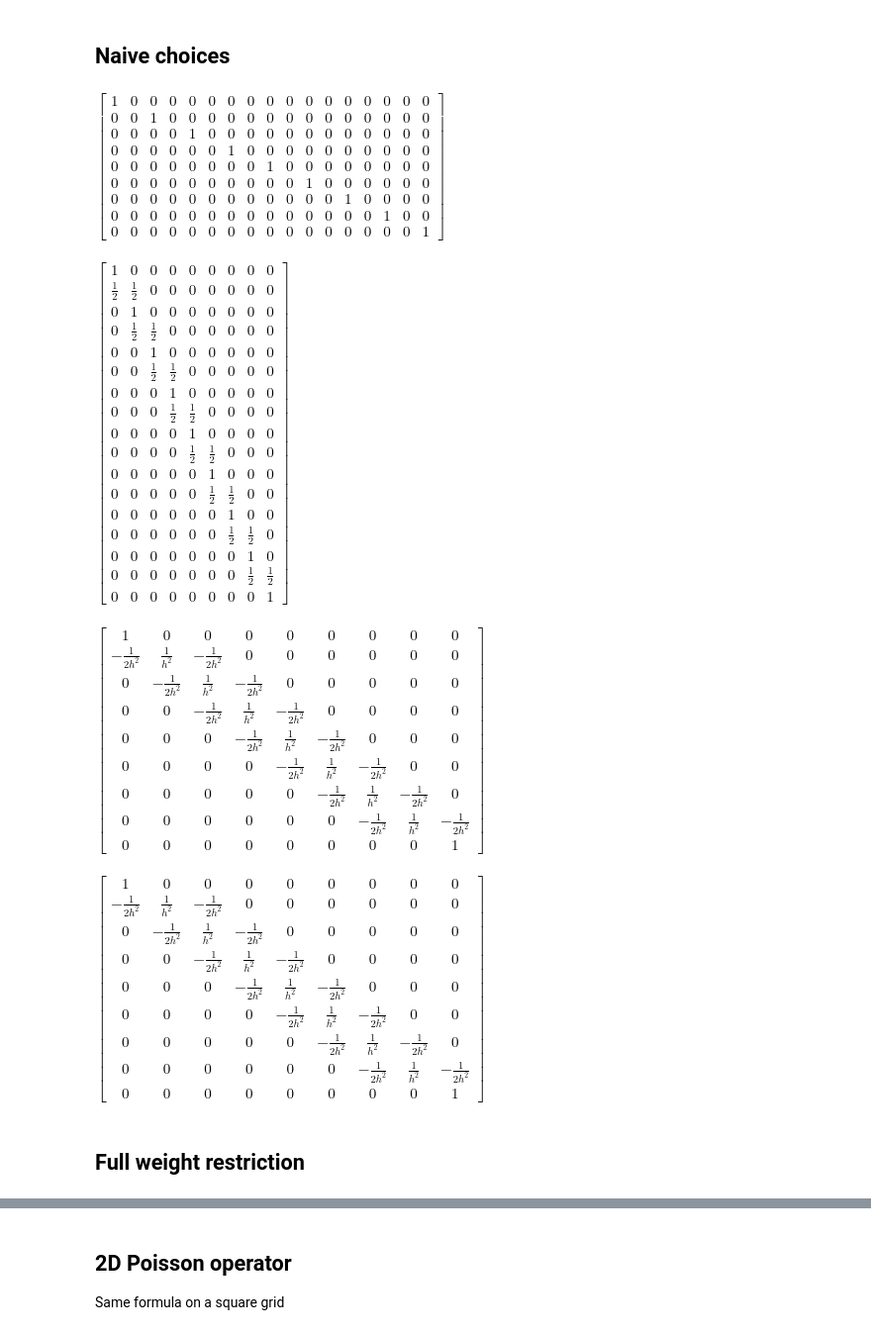
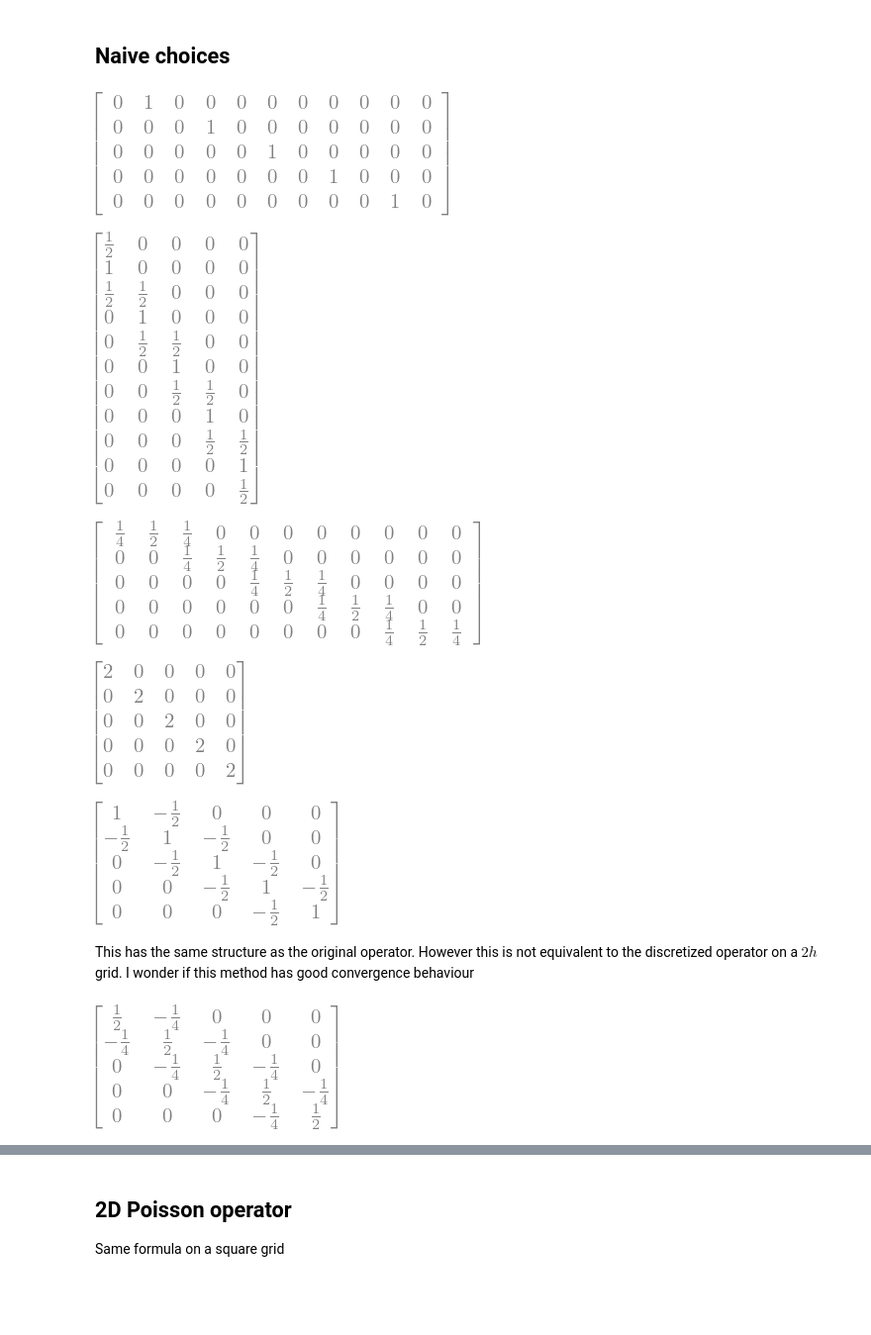
Before and after one commit to FattiMei/multigrid, a Jupyter notebook: analysis/restriction.ipynb, the cells around one changed output, grey strips where cells are left out. Shown at 99% size. Cells and saved outputs as stored; diff of their text form; code cells hidden in the pictures; blank space fills up the shorter version.

Commit message:
Refactor notebook on multigrid theory Thinking about restriction and prolongations as convolutions and transpose convolutions

```diff
--- a/analysis/restriction.ipynb
+++ b/analysis/restriction.ipynb
@@ -42,41 +48,66 @@ A careful choice results in $A^{2h}$ being the matrix of the original problem, d
 ## Naive choices
 # %%
 def injective_restriction_1d(n):
-    m = 1 + (n-1)//2
+    assert(n % 2 == 1)
+
+    m = (n-1)//2
     R = sym.zeros(m,n)
 
     for i in range(m):
-        R[i,2*i] = 1
+        R[i,2*i+1] = 1
 
     return R
 
 injective_restriction_1d(n)
 # %% [output]
-$\displaystyle \left[\begin{array}{ccccccccccccccccc}1 & 0 & 0 & 0 & 0 & 0 & 0 & 0 & 0 & 0 & 0 & 0 & 0 & 0 & 0 & 0 & 0\\0 & 0 & 1 & 0 & 0 & 0 & 0 & 0 & 0 & 0 & 0 & 0 & 0 & 0 & 0 & 0 & 0\\0 & 0 & 0 & 0 & 1 & 0 & 0 & 0 & 0 & 0 & 0 & 0 & 0 & 0 & 0 & 0 & 0\\0 & 0 & 0 & 0 & 0 & 0 & 1 & 0 & 0 & 0 & 0 & 0 & 0 & 0 & 0 & 0 & 0\\0 & 0 & 0 & 0 & 0 & 0 & 0 & 0 & 1 & 0 & 0 & 0 & 0 & 0 & 0 & 0 & 0\\0 & 0 & 0 & 0 & 0 & 0 & 0 & 0 & 0 & 0 & 1 & 0 & 0 & 0 & 0 & 0 & 0\\0 & 0 & 0 & 0 & 0 & 0 & 0 & 0 & 0 & 0 & 0 & 0 & 1 & 0 & 0 & 0 & 0\\0 & 0 & 0 & 0 & 0 & 0 & 0 & 0 & 0 & 0 & 0 & 0 & 0 & 0 & 1 & 0 & 0\\0 & 0 & 0 & 0 & 0 & 0 & 0 & 0 & 0 & 0 & 0 & 0 & 0 & 0 & 0 & 0 & 1\end{array}\right]$
+[figure, added]
 # %%
 def linear_prolongation_1d(m):
-    n = 2 * (m - 1) + 1
+    n = 2*m + 1
     P = sym.zeros(n,m)
 
-    for i in range(n):
-        if i % 2 == 0:
-            P[i,i//2] = 1
-        else:
-            P[i,i//2]     = sym.nsimplify(0.5)
-            P[i,(i+1)//2] = sym.nsimplify(0.5)
+    for i in range(m):
+        P[2*i+0, i] = 1
+        P[2*i+1, i] = 2
+        P[2*i+2, i] = 1
 
-    return P
+    return P/2
 
+# I wonder if this could be implemented with a fractional convolution
 linear_prolongation_1d(m)
 # %% [output]
-$\displaystyle \left[\begin{matrix}1 & 0 & 0 & 0 & 0 & 0 & 0 & 0 & 0\\\frac{1}{2} & \frac{1}{2} & 0 & 0 & 0 & 0 & 0 & 0 & 0\\0 & 1 & 0 & 0 & 0 & 0 & 0 & 0 & 0\\0 & \frac{1}{2} & \frac{1}{2} & 0 & 0 & 0 & 0 & 0 & 0\\0 & 0 & 1 & 0 & 0 & 0 & 0 & 0 & 0\\0 & 0 & \frac{1}{2} & \frac{1}{2} & 0 & 0 & 0 & 0 & 0\\0 & 0 & 0 & 1 & 0 & 0 & 0 & 0 & 0\\0 & 0 & 0 & \frac{1}{2} & \frac{1}{2} & 0 & 0 & 0 & 0\\0 & 0 & 0 & 0 & 1 & 0 & 0 & 0 & 0\\0 & 0 & 0 & 0 & \frac{1}{2} & \frac{1}{2} & 0 & 0 & 0\\0 & 0 & 0 & 0 & 0 & 1 & 0 & 0 & 0\\0 & 0 & 0 & 0 & 0 & \frac{1}{2} & \frac{1}{2} & 0 & 0\\0 & 0 & 0 & 0 & 0 & 0 & 1 & 0 & 0\\0 & 0 & 0 & 0 & 0 & 0 & \frac{1}{2} & \frac{1}{2} & 0\\0 & 0 & 0 & 0 & 0 & 0 & 0 & 1 & 0\\0 & 0 & 0 & 0 & 0 & 0 & 0 & \frac{1}{2} & \frac{1}{2}\\0 & 0 & 0 & 0 & 0 & 0 & 0 & 0 & 1\end{matrix}\right]$
+[figure, added]
+# %%
+# this could be implemented effectively with a strided convolution
+def full_weight_restriction_1d(n):
+    m = (n-1)//2
+
+    return linear_prolongation_1d(m).T / 2
+
+full_weight_restriction_1d(n)
+# %% [output]
+[figure, added]
 # %%
-injective_restriction_1d(n) @ A @ linear_prolongation_1d(m)
+assert(injective_restriction_1d(n) @ injective_restriction_1d(n).T == sym.eye(m))
+
+# the injective prolongation doesn't use any local information
+# this fact should explain why the coarse operator looks like an identity
+injective_restriction_1d(n) @ A @ injective_restriction_1d(n).T
 # %% [output]
-$\displaystyle \left[\begin{matrix}1 & 0 & 0 & 0 & 0 & 0 & 0 & 0 & 0\\- \frac{1}{2 h^{2}} & \frac{1}{h^{2}} & - \frac{1}{2 h^{2}} & 0 & 0 & 0 & 0 & 0 & 0\\0 & - \frac{1}{2 h^{2}} & \frac{1}{h^{2}} & - \frac{1}{2 h^{2}} & 0 & 0 & 0 & 0 & 0\\0 & 0 & - \frac{1}{2 h^{2}} & \frac{1}{h^{2}} & - \frac{1}{2 h^{2}} & 0 & 0 & 0 & 0\\0 & 0 & 0 & - \frac{1}{2 h^{2}} & \frac{1}{h^{2}} & - \frac{1}{2 h^{2}} & 0 & 0 & 0\\0 & 0 & 0 & 0 & - \frac{1}{2 h^{2}} & \frac{1}{h^{2}} & - \frac{1}{2 h^{2}} & 0 & 0\\0 & 0 & 0 & 0 & 0 & - \frac{1}{2 h^{2}} & \frac{1}{h^{2}} & - \frac{1}{2 h^{2}} & 0\\0 & 0 & 0 & 0 & 0 & 0 & - \frac{1}{2 h^{2}} & \frac{1}{h^{2}} & - \frac{1}{2 h^{2}}\\0 & 0 & 0 & 0 & 0 & 0 & 0 & 0 & 1\end{matrix}\right]$
+[figure, added]
+# %%
+assert(injective_restriction_1d(n) @ linear_prolongation_1d(m) == sym.eye(m))
+
+# this has the same structure as the original operator, however it is not equivalent
+# to discretizing the laplacian on the coarse grid
+injective_restriction_1d(n) @ A @ linear_prolongation_1d(m)
+# %% [output]
+[figure, added]
+# %% [markdown]
+This has the same structure as the original operator. However this is not equivalent to the discretized operator on a $2h$ grid. I wonder if this method has good convergence behaviour
 # %%
-linear_prolongation_1d(m).T @ A @ linear_prolongation_1d(m)
+# the coarse operator has the structure of a discretized laplacian
+# however, composition of prolongation . restriction is not the identity
+full_weight_restriction_1d(n) @ A @ linear_prolongation_1d(m)
 # %% [output]
-$\displaystyle \left[\begin{matrix}1 & 0 & 0 & 0 & 0 & 0 & 0 & 0 & 0\\- \frac{1}{2 h^{2}} & \frac{1}{h^{2}} & - \frac{1}{2 h^{2}} & 0 & 0 & 0 & 0 & 0 & 0\\0 & - \frac{1}{2 h^{2}} & \frac{1}{h^{2}} & - \frac{1}{2 h^{2}} & 0 & 0 & 0 & 0 & 0\\0 & 0 & - \frac{1}{2 h^{2}} & \frac{1}{h^{2}} & - \frac{1}{2 h^{2}} & 0 & 0 & 0 & 0\\0 & 0 & 0 & - \frac{1}{2 h^{2}} & \frac{1}{h^{2}} & - \frac{1}{2 h^{2}} & 0 & 0 & 0\\0 & 0 & 0 & 0 & - \frac{1}{2 h^{2}} & \frac{1}{h^{2}} & - \frac{1}{2 h^{2}} & 0 & 0\\0 & 0 & 0 & 0 & 0 & - \frac{1}{2 h^{2}} & \frac{1}{h^{2}} & - \frac{1}{2 h^{2}} & 0\\0 & 0 & 0 & 0 & 0 & 0 & - \frac{1}{2 h^{2}} & \frac{1}{h^{2}} & - \frac{1}{2 h^{2}}\\0 & 0 & 0 & 0 & 0 & 0 & 0 & 0 & 1\end{matrix}\right]$
+[figure, added]
-# %% [markdown]
-## Full weight restriction
```
Also changed, not shown: parts of 15 cells of this notebook.
